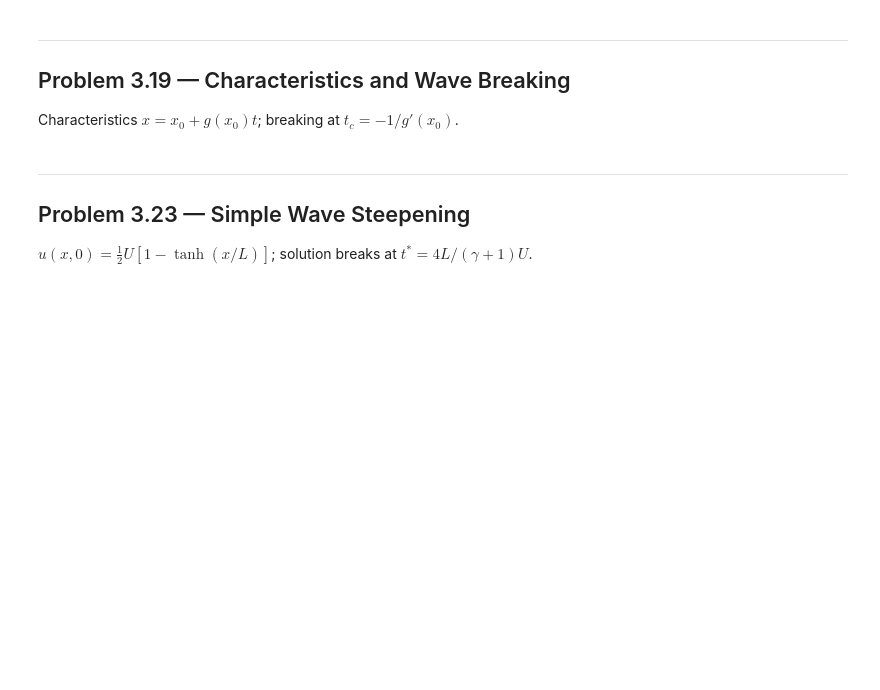
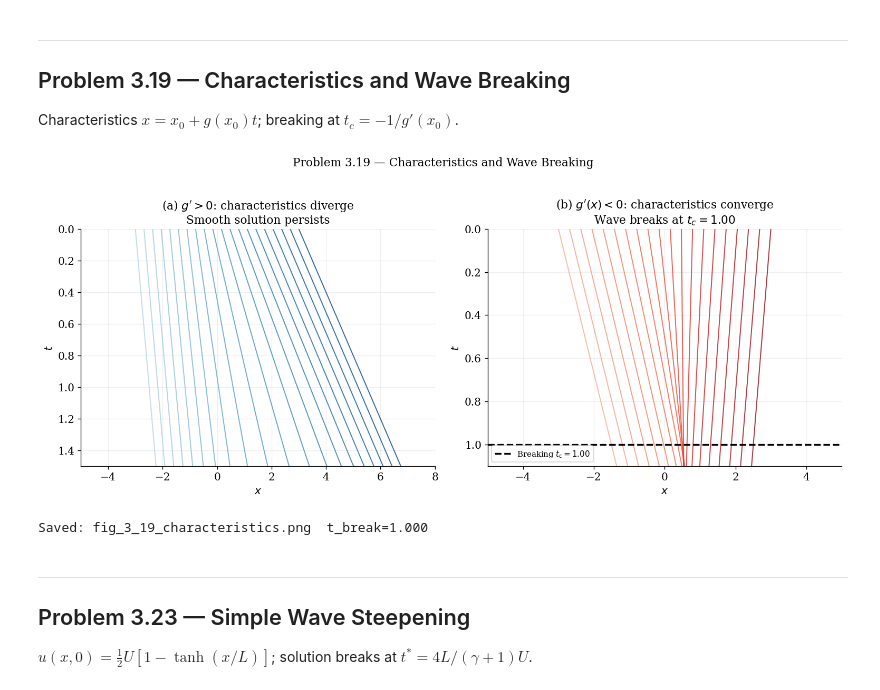
Before and after one commit to SeoulTechPSE/elementary_fluid_dynamics, a Jupyter notebook: ch03_visualizations.ipynb, the cells around one changed output. Saved outputs shown, nothing was run; the diff lists cells and outputs as text; code cells hidden in the pictures; blank space fills up the shorter version.

```diff
--- a/ch03_visualizations.ipynb
+++ b/ch03_visualizations.ipynb
@@ -369,37 +390,41 @@ t = np.linspace(0, 1.5, 100)
 colors = plt.cm.Blues(np.linspace(0.3, 0.9, len(x0_vals)))
 for x0, col in zip(x0_vals, colors):
     x_char = x0 + g_pos(x0)*t
     ax.plot(x_char, t, color=col, lw=1.2, alpha=0.8)
 ax.set_xlabel('$x$'); ax.set_ylabel('$t$')
-ax.set_title('(a) $g\'(x)>0$: characteristics diverge\nSmooth solution persists')
+ax.set_title("(a) $g'>0$: characteristics diverge\nSmooth solution persists")
 ax.set_xlim(-5, 8); ax.set_ylim(0, 1.5)
 ax.invert_yaxis()
 ax.grid(True, alpha=0.2)
 
 # (b) g'(x) < 0: converging characteristics → wave breaking
 ax = axes[1]
 def g_neg(x): return -np.tanh(x) + 0.5   # g' < 0 near x=0
 # Breaking time at x0=0: t_c = -1/g'(0)
-from scipy.misc import derivative
-gp_0 = derivative(g_neg, 0.0, dx=1e-5)
+# Replaced deprecated scipy.misc.derivative with a manual central difference calculation
+dx_val = 1e-5
+gp_0 = (g_neg(0.0 + dx_val) - g_neg(0.0 - dx_val)) / (2 * dx_val)
 t_break = -1/gp_0
 t = np.linspace(0, t_break*1.1, 100)
 colors = plt.cm.Reds(np.linspace(0.3, 0.9, len(x0_vals)))
 for x0, col in zip(x0_vals, colors):
     x_char = x0 + g_neg(x0)*t
     ax.plot(x_char, t, color=col, lw=1.2, alpha=0.8)
 ax.axhline(t_break, color='k', lw=2, ls='--',
            label=f'Breaking $t_c={t_break:.2f}$')
 ax.set_xlabel('$x$'); ax.set_ylabel('$t$')
-ax.set_title(f'(b) $g\'(x)<0$: characteristics converge\nWave breaks at $t_c={t_break:.2f}$')
+ax.set_title(f"(b) $g'(x)<0$: characteristics converge\nWave breaks at $t_c={t_break:.2f}$")
 ax.set_xlim(-5, 5); ax.set_ylim(0, t_break*1.1)
 ax.invert_yaxis()
 ax.legend(fontsize=9); ax.grid(True, alpha=0.2)
 
 plt.suptitle('Problem 3.19 — Characteristics and Wave Breaking', fontsize=13, y=1.01)
 plt.tight_layout(pad=1.2)
 plt.savefig(FIG_DIR/'fig_3_19_characteristics.png', dpi=150, bbox_inches='tight')
 plt.show(); print(f'Saved: fig_3_19_characteristics.png  t_break={t_break:.3f}')
+# %% [output]
+[figure, added]
+Saved: fig_3_19_characteristics.png  t_break=1.000
 # %% [markdown]
 ---
 ## Problem 3.23 — Simple Wave Steepening
```
Also changed, not shown: parts of 9 cells of this notebook.
